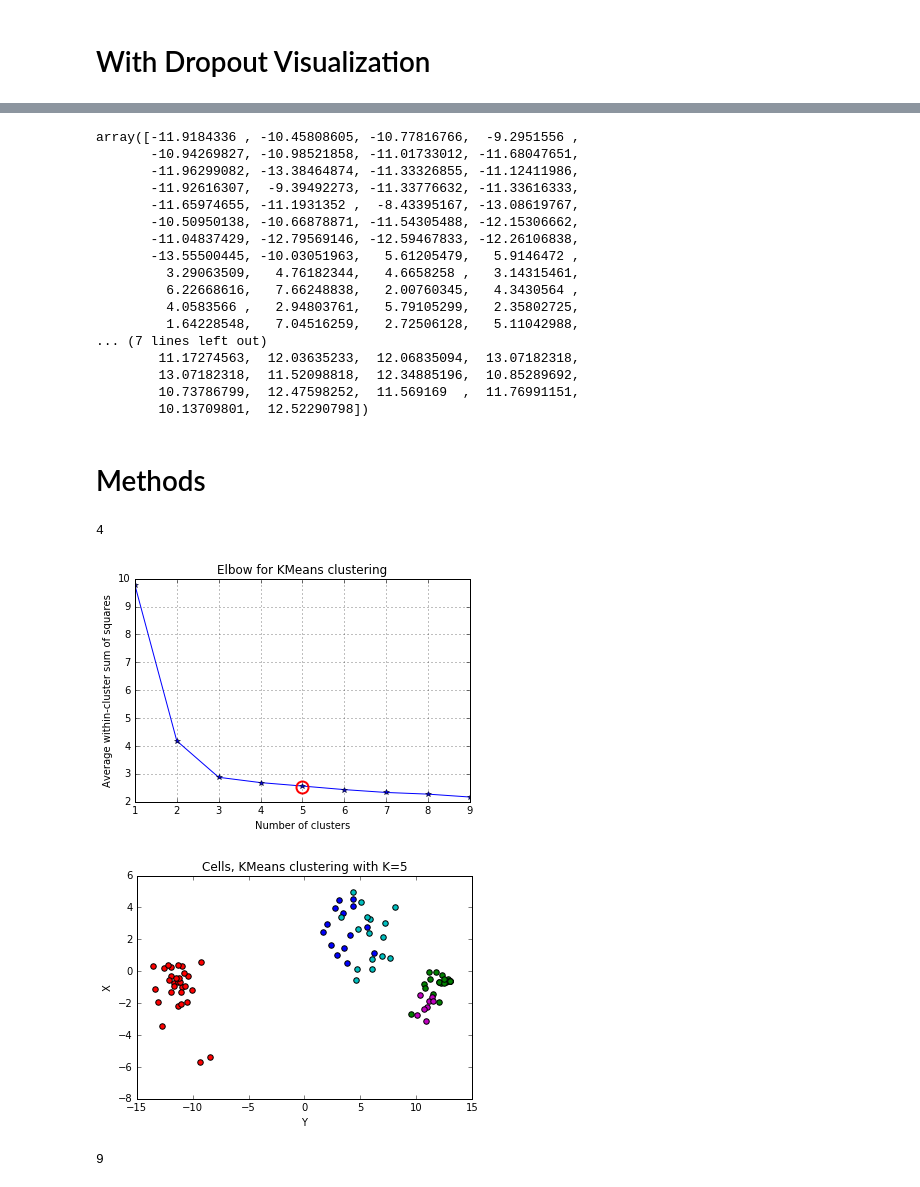
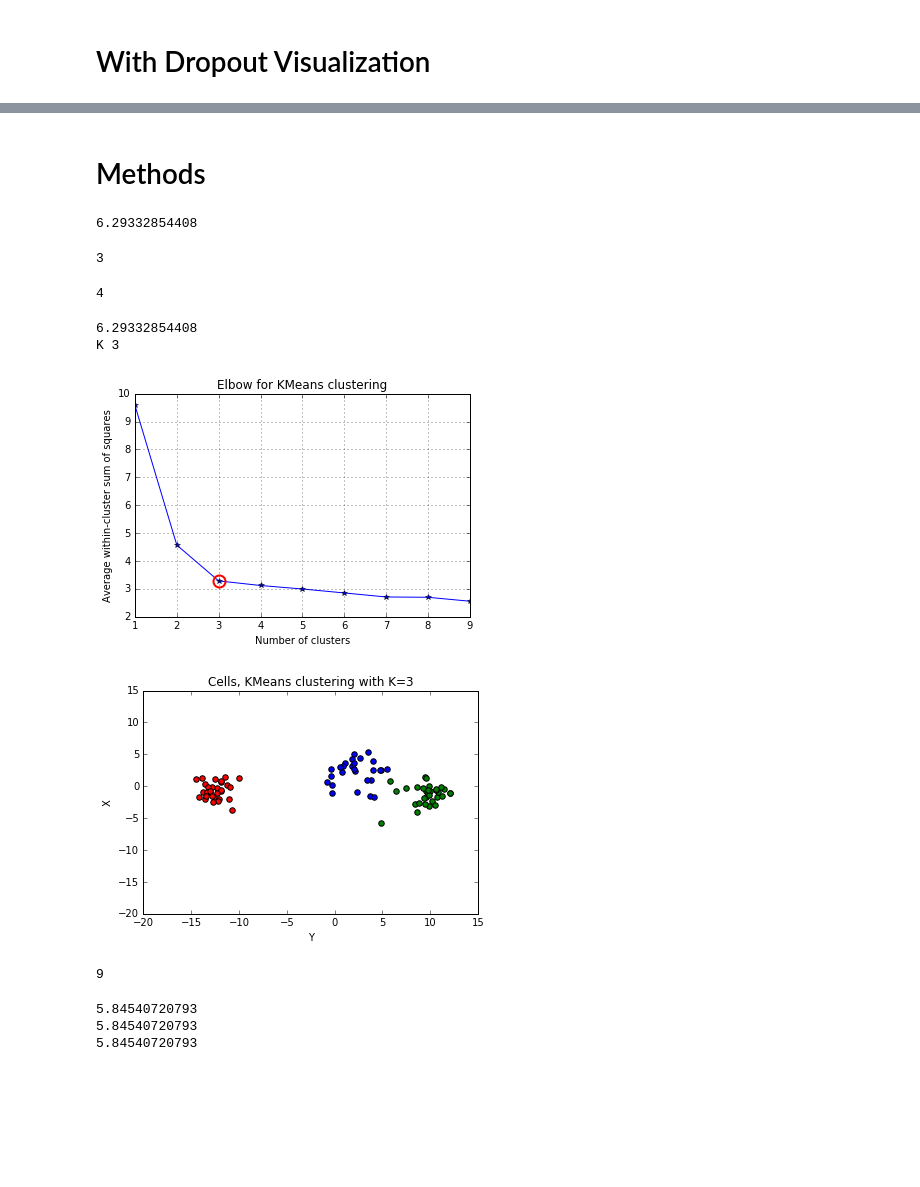
Before and after one commit to RemarkablyAverage/lab_work, a Jupyter notebook: PCA/most current.ipynb, the cells around one changed output, grey strips where cells are left out. Saved outputs shown, nothing was run; the diff lists cells and outputs as text; code cells hidden in the pictures; blank space fills up the shorter version.

```diff
--- a/PCA/most current.ipynb
+++ b/PCA/most current.ipynb
@@ -55,6 +55,7 @@ shape(cell2)
 mean_cell3 = [2,1,1,2,2,1,1,1,2,2]
 cov = np.identity(10)
 cell3 = np.random.multivariate_normal(mean_cell3, cov, 30)
+cell3 = np.abs(cell3)
 shape(cell3)
 # %% [output]
 (30, 10)
@@ -202,20 +183,0 @@ plt.show()
-# %%
-trans2[:,0]
-# %% [output]
-array([-11.9184336 , -10.45808605, -10.77816766,  -9.2951556 ,
-       -10.94269827, -10.98521858, -11.01733012, -11.68047651,
-       -11.96299082, -13.38464874, -11.33326855, -11.12411986,
-       -11.92616307,  -9.39492273, -11.33776632, -11.33616333,
-       -11.65974655, -11.1931352 ,  -8.43395167, -13.08619767,
-       -10.50950138, -10.66878871, -11.54305488, -12.15306662,
-       -11.04837429, -12.79569146, -12.59467833, -12.26106838,
-       -13.55500445, -10.03051963,   5.61205479,   5.9146472 ,
-         3.29063509,   4.76182344,   4.6658258 ,   3.14315461,
-         6.22668616,   7.66248838,   2.00760345,   4.3430564 ,
-         4.0583566 ,   2.94803761,   5.79105299,   2.35802725,
-         1.64228548,   7.04516259,   2.72506128,   5.11042988,
-... (7 lines left out)
-        11.17274563,  12.03635233,  12.06835094,  13.07182318,
-        13.07182318,  11.52098818,  12.34885196,  10.85289692,
-        10.73786799,  12.47598252,  11.569169  ,  11.76991151,
-        10.13709801,  12.52290798])
@@ -238,20 +202,41 @@ def find_centroid(matrix):
     centroids = [cent for (cent,var) in KM]
     return centroids
 
-def findK(points, num_derivatives=3):
-    for x in range(0,num_derivatives):
-        points = np.diff(points)
-    ret = list(points)
-    return ret.index(max(ret))
+# def findK(points, num_derivatives=1):
+#     for x in range(0,num_derivatives):
+#         points = np.diff(points)
+#     ret = (list(points))
+#     ret = [abs(p) for p in points]
+#     print ret
+#     return ret.index(max(ret))
+
+def findK(points, tol = .90):
+    cache = []
+    for p in range(len(points) - 1):
+        diff = points[p] - points[p + 1]
+        cache.append(diff)
+    count = 0
+    buff = 0
+    while(buff/sum(cache) < tol):
+        buff += cache[count]
+        count += 1
+    print buff
+    return count + 1
 # %%
-findK(find_avgWithinSS(nsd1))
+findK(find_avgWithinSS(trans2))
 # %% [output]
-4
+6.29332854408
+3
+# %%
+found
+# %% [output]
+4
 # %%
 maxclusters=10
 ##### plot ###
 avg = find_avgWithinSS(trans2)
 found = findK(avg)
+print "K", found
 kIdx = found - 1
 K = range(1, maxclusters)
 KM = [kmeans(trans2,k) for k in K]
@@ -259,33 +244,46 @@ centroids = [cent for (cent,var) in KM]
 D_k = [cdist(trans2, cent, 'euclidean') for cent in centroids]
 cIdx = [np.argmin(D,axis=1) for D in D_k]
 
 # elbow curve
 fig = plt.figure()
 ax = fig.add_subplot(111)
 ax.plot(K, find_avgWithinSS(trans2), 'b*-')
 ax.plot(K[kIdx], find_avgWithinSS(trans2)[kIdx], marker='o', markersize=12,
     markeredgewidth=2, markeredgecolor='r', markerfacecolor='None')
 plt.grid(True)
 plt.xlabel('Number of clusters')
 plt.ylabel('Average within-cluster sum of squares')
 plt.title('Elbow for KMeans clustering')
 
 # scatter plot
 fig = plt.figure()
 ax = fig.add_subplot(111)
 #ax.scatter(X[:,2],X[:,1], s=30, c=cIdx[k])
 clr = ['b','g','r','c','m','y','k']
 for i in range(K[kIdx]):
     ind = (cIdx[kIdx]==i)
     ax.scatter(trans2[ind,0],trans2[ind,1], s=30, c=clr[i], label='Cluster %d'%i)
 plt.xlabel('Y')
 plt.ylabel('X')
+plt.xlim([-20,15])
+plt.ylim([-20,15])
 plt.title('Cells, KMeans clustering with K=%d' % K[kIdx])
 #plt.legend()
 
 plt.show()
 print len(centroids)
 # %% [output]
+6.29332854408
+K 3
-[figure, old version]
+[figure, new version]
-[figure, old version]
+[figure, new version]
-9
+9
+# %%
+rm1 = find_centroid(nsd1)[0][0]
+rm2 = find_centroid(nsd1)[0][1]
+rm3 = find_centroid(nsd1)[0][1]
+centroids = [rm1, rm2, rm3]
+# %% [output]
+5.84540720793
+5.84540720793
+5.84540720793
```
Also changed, not shown: parts of 10 cells of this notebook.
